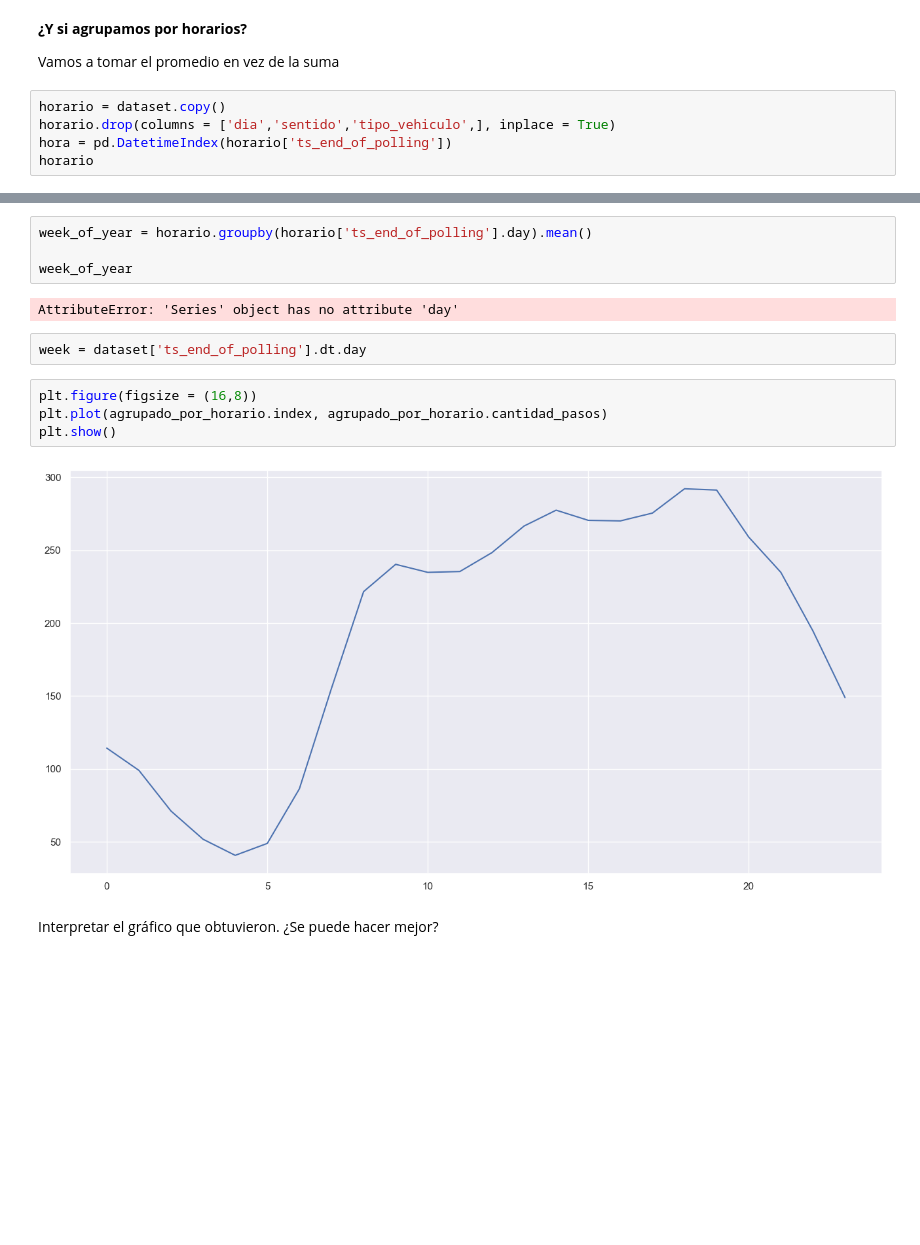
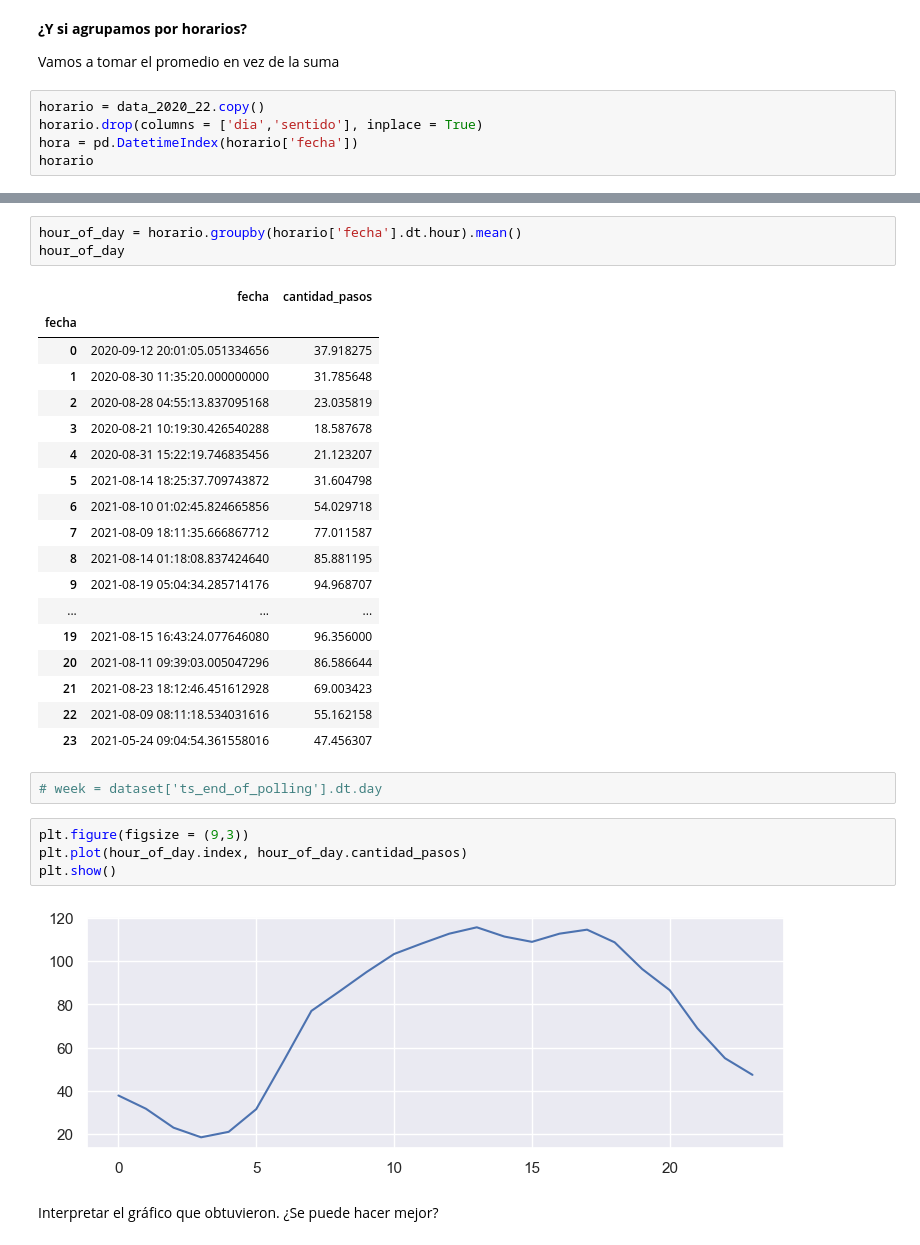
Before and after one commit to arnauog/Ironhack_Data_Analytics, a Jupyter notebook: Labs/2024-12-13 - Lab Time Series/02 Time_Series_Analysis.ipynb, the cells around one changed output, grey strips where cells are left out. Saved outputs shown, nothing was run; the diff lists cells and outputs as text; blank space fills up the shorter version.

```diff
--- a/Labs/2024-12-13 - Lab Time Series/02 Time_Series_Analysis.ipynb
+++ b/Labs/2024-12-13 - Lab Time Series/02 Time_Series_Analysis.ipynb
@@ -163,8 +221,8 @@ plt.show()
 
 Vamos a tomar el promedio en vez de la suma
 # %%
-horario = dataset.copy()
-horario.drop(columns = ['dia','sentido','tipo_vehiculo',], inplace = True)
-hora = pd.DatetimeIndex(horario['ts_end_of_polling'])
+horario = data_2020_22.copy()
+horario.drop(columns = ['dia','sentido'], inplace = True)
+hora = pd.DatetimeIndex(horario['fecha'])
 horario
 # %% [output]
@@ -184,17 +242,33 @@ horario
 # %%
-week_of_year = horario.groupby(horario['ts_end_of_polling'].day).mean()
-
-week_of_year
+hour_of_day = horario.groupby(horario['fecha'].dt.hour).mean()
+hour_of_day
 # %% [output]
-AttributeError: 'Series' object has no attribute 'day'
+|  | fecha | cantidad_pasos |
+| fecha |  |  |
+| 0 | 2020-09-12 20:01:05.051334656 | 37.918275 |
+| 1 | 2020-08-30 11:35:20.000000000 | 31.785648 |
+| 2 | 2020-08-28 04:55:13.837095168 | 23.035819 |
+| 3 | 2020-08-21 10:19:30.426540288 | 18.587678 |
+| 4 | 2020-08-31 15:22:19.746835456 | 21.123207 |
+| 5 | 2021-08-14 18:25:37.709743872 | 31.604798 |
+| 6 | 2021-08-10 01:02:45.824665856 | 54.029718 |
+| 7 | 2021-08-09 18:11:35.666867712 | 77.011587 |
+| 8 | 2021-08-14 01:18:08.837424640 | 85.881195 |
+| 9 | 2021-08-19 05:04:34.285714176 | 94.968707 |
+| ... | ... | ... |
+| 19 | 2021-08-15 16:43:24.077646080 | 96.356000 |
+| 20 | 2021-08-11 09:39:03.005047296 | 86.586644 |
+| 21 | 2021-08-23 18:12:46.451612928 | 69.003423 |
+| 22 | 2021-08-09 08:11:18.534031616 | 55.162158 |
+| 23 | 2021-05-24 09:04:54.361558016 | 47.456307 |
 # %%
-week = dataset['ts_end_of_polling'].dt.day
+# week = dataset['ts_end_of_polling'].dt.day
 # %%
-plt.figure(figsize = (16,8))
-plt.plot(agrupado_por_horario.index, agrupado_por_horario.cantidad_pasos)
+plt.figure(figsize = (9,3))
+plt.plot(hour_of_day.index, hour_of_day.cantidad_pasos)
 plt.show()
 # %% [output]
-[figure, old version]
+[figure, new version]
 # %% [markdown]
 Interpretar el gráfico que obtuvieron. ¿Se puede hacer mejor?
 # %% [markdown]
```
Also changed, not shown: parts of 30 cells of this notebook, 6 other files.
